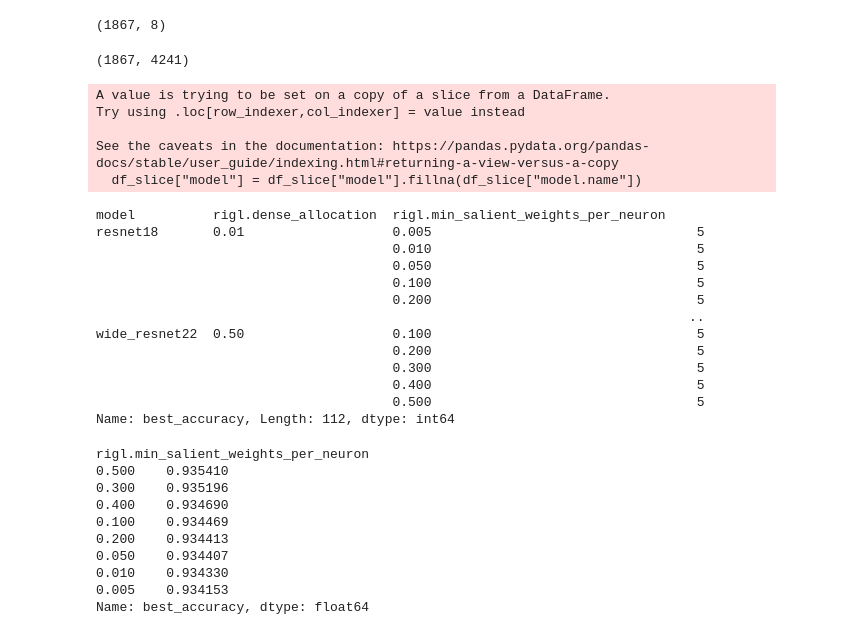
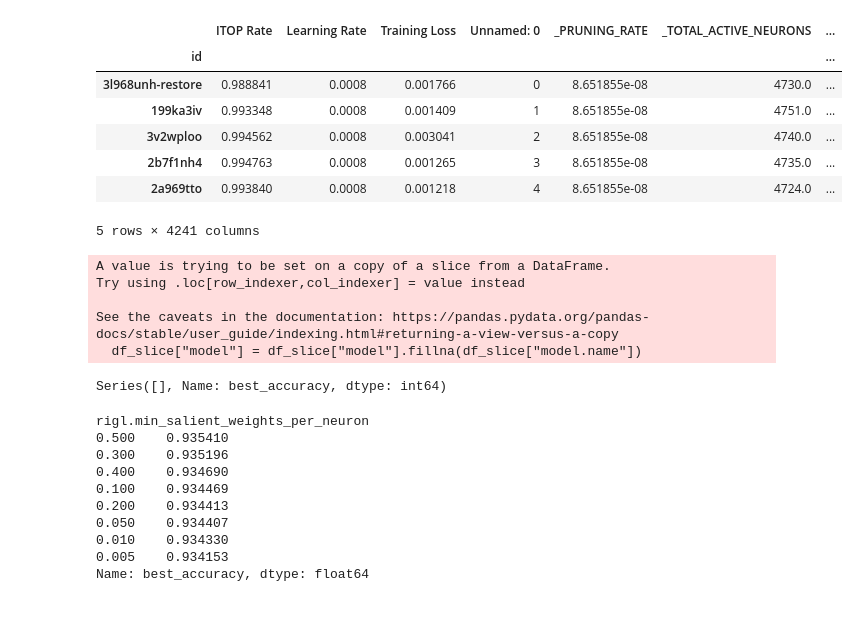
Before and after one commit to calgaryml/condensed-sparsity, a Jupyter notebook: notebooks/final_results.ipynb, the cells around one changed output. Saved outputs shown, nothing was run; the diff lists cells and outputs as text; code cells hidden in the pictures.

```diff
--- a/notebooks/final_results.ipynb
+++ b/notebooks/final_results.ipynb
@@ -1,27 +1,30 @@
 # %%
 %matplotlib inline
 import torch
 import numpy as np
 import pandas as pd
 import matplotlib.pyplot as plt
 import math
 import scipy.stats as st
 import seaborn as sns
 import plotly.graph_objects as go
 from typing import Dict, Any, Optional
 import plotly.express as px
 import ast
 
 _RESNET18_BENCHMARK=0.9545
 _WIDE_RESNET_BENCHMARK=0.95
 _IMAGENET_BENCHMARK=0.7674
 
 plt.style.use("../plt_plot_style.mplstyle")
-f_name = "../project.csv"
-raw_df = pd.read_csv(f_name)
-raw_df.shape
-
-
-# df = pd.read_csv("../processed_results.csv", index_col="id")
+df = pd.read_csv("../processed_results.csv", index_col="id")
+df.head()
 # %% [output]
+|  | ITOP Rate | Learning Rate | Training Loss | Unnamed: 0 | _PRUNING_RATE | _TOTAL_ACTIVE_NEURONS | ... |
+| id |  |  |  |  |  |  | ... |
+| 3l968unh-restore | 0.988841 | 0.0008 | 0.001766 | 0 | 8.651855e-08 | 4730.0 | ... |
+| 199ka3iv | 0.993348 | 0.0008 | 0.001409 | 1 | 8.651855e-08 | 4751.0 | ... |
+| 3v2wploo | 0.994562 | 0.0008 | 0.003041 | 2 | 8.651855e-08 | 4740.0 | ... |
+| 2b7f1nh4 | 0.994763 | 0.0008 | 0.001265 | 3 | 8.651855e-08 | 4735.0 | ... |
+| 2a969tto | 0.993840 | 0.0008 | 0.001218 | 4 | 8.651855e-08 | 4724.0 | ... |
-(1867, 8)
+5 rows × 4241 columns
@@ -46,5 +30,0 @@ def parse_wandb_results(project_results_csv: str) -> pd.DataFrame:
-# %%
-df = pd.read_csv("../processed_results.csv", index_col="id")
-df.shape
-# %% [output]
-(1867, 4241)
@@ -60,26 +49,14 @@ groupby_cols = [
 df_slice = df.loc[df["tags"].str.contains("sweep_1fik36lx")]
 df_slice["model"] = df_slice["model"].fillna(df_slice["model.name"])
 df_slice = df_slice.groupby(groupby_cols).count()["best_accuracy"]
-df_slice.loc[df_slice == 5]
+df_slice.loc[df_slice != 5]
 # %% [output]
 A value is trying to be set on a copy of a slice from a DataFrame.
 Try using .loc[row_indexer,col_indexer] = value instead
 
 See the caveats in the documentation: https://pandas.pydata.org/pandas-docs/stable/user_guide/indexing.html#returning-a-view-versus-a-copy
   df_slice["model"] = df_slice["model"].fillna(df_slice["model.name"])
-model          rigl.dense_allocation  rigl.min_salient_weights_per_neuron
-resnet18       0.01                   0.005                                  5
-                                      0.010                                  5
-                                      0.050                                  5
-                                      0.100                                  5
-                                      0.200                                  5
-                                                                            ..
-wide_resnet22  0.50                   0.100                                  5
-                                      0.200                                  5
-                                      0.300                                  5
-                                      0.400                                  5
-                                      0.500                                  5
-Name: best_accuracy, Length: 112, dtype: int64
+Series([], Name: best_accuracy, dtype: int64)
 # %%
 df_slice = df.loc[df["tags"].str.contains("sweep_1fik36lx")][["rigl.min_salient_weights_per_neuron", "best_accuracy"]]
 df_slice.groupby("rigl.min_salient_weights_per_neuron").mean()['best_accuracy'].sort_values(ascending=False)
```
Also changed, not shown: parts of 33 cells of this notebook, 4 other files.
